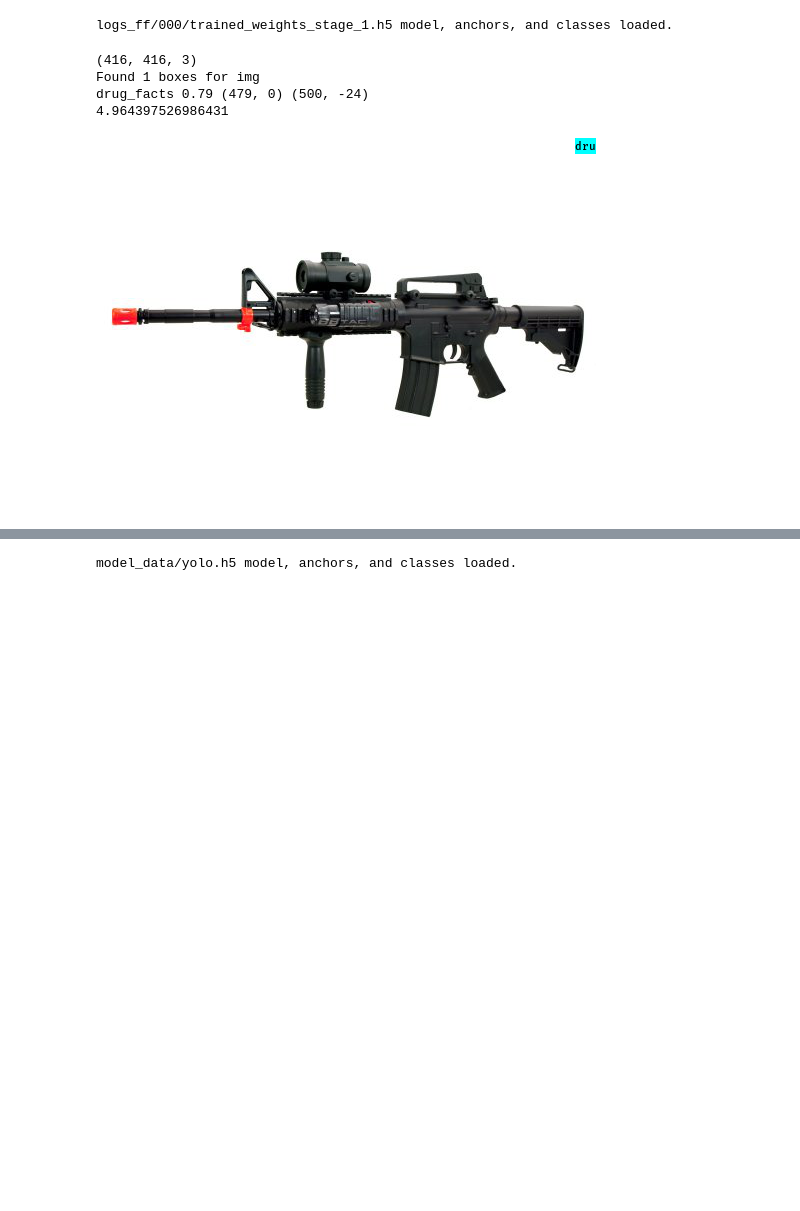
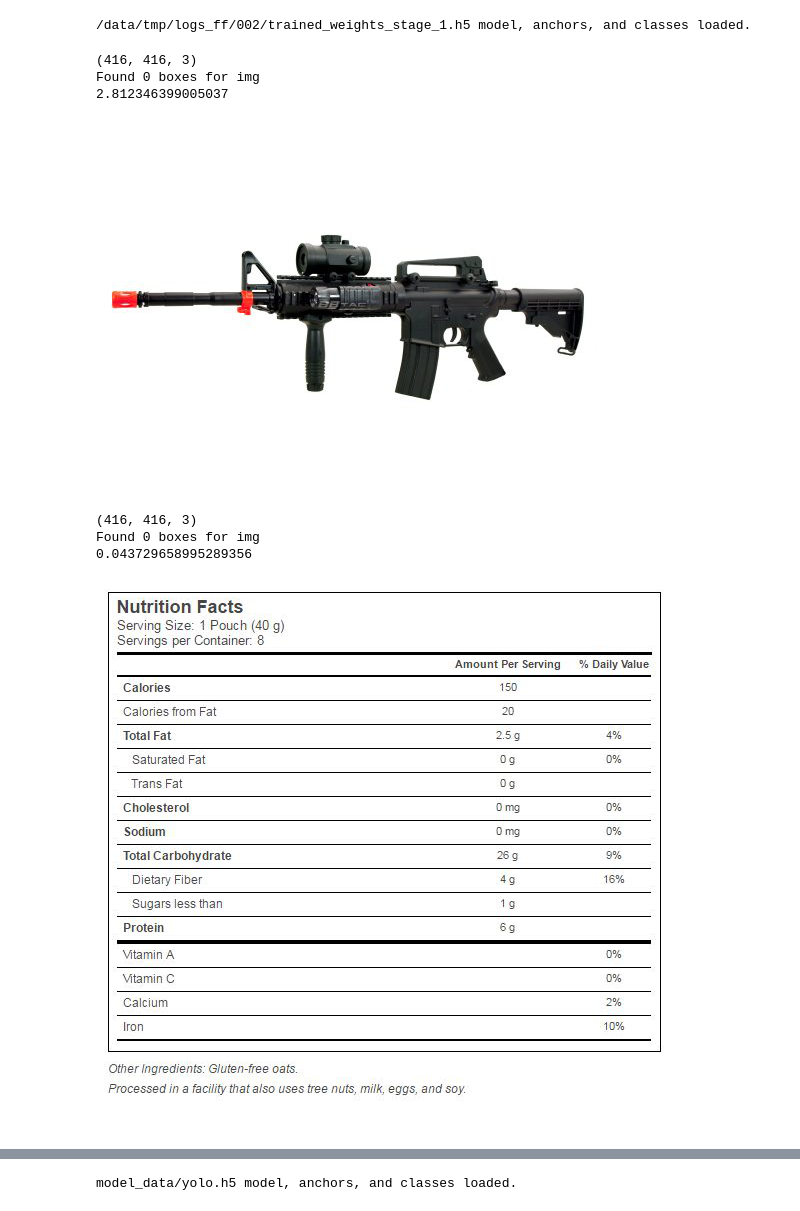
Before and after one commit to exploding-gradients/keras-yolo3, a Jupyter notebook: detect_images.ipynb, the cells around one changed output, grey strips where cells are left out. Cells and saved outputs as stored; diff of their text form; code cells hidden in the pictures; blank space fills up the shorter version.

```diff
--- a/detect_images.ipynb
+++ b/detect_images.ipynb
@@ -5,17 +9,26 @@ from PIL import Image
 # %%
-y = YOLO(model_path="logs_ff/000/trained_weights_stage_1.h5",
-        anchors_path="model_data/food_facts_anchors.txt",
-        classes_path="model_data/food_facts_classes.txt")
+y = YOLO(model_path="/data/tmp/logs_ff/002/trained_weights_stage_1.h5",
+        anchors_path="model_data/resized_food_facts_anchors.txt",
+        classes_path="model_data/food_facts_classes.txt",
+        score=0.1,
+        iou=0.2,
+        model_image_size=(416,416))
 # %% [output]
-logs_ff/000/trained_weights_stage_1.h5 model, anchors, and classes loaded.
+/data/tmp/logs_ff/002/trained_weights_stage_1.h5 model, anchors, and classes loaded.
 # %%
 y.detect_image(image=Image.open("test_images/d68cad54-a664-4a20-a73e-77e138a2af77_1.d0d2b0fbf6845f061aa44e900a543a1e.jpeg"))
 # %% [output]
 (416, 416, 3)
-Found 1 boxes for img
-drug_facts 0.79 (479, 0) (500, -24)
-4.964397526986431
+Found 0 boxes for img
+2.812346399005037
-[figure, old version]
+[figure, new version]
+# %%
+y.detect_image(image=Image.open("/data/tmp/logs_ff/001/14d00c9d-75a5-4134-91bc-78d4eb12a071_1.fc6feb0f5a5151e8026fa92e9c1b44e1.jpeg"))
+# %% [output]
+(416, 416, 3)
+Found 0 boxes for img
+0.043729658995289356
+[figure, added]
 # %%
 y.detect_image(image=Image.open("/data/tmp/toothpastes/US_toothpastes/P9918016_Total_Clean_Mint_Paste_1p9oz_Ctn_US.jpeg"))
 # %% [output]
```
Also changed, not shown: parts of 7 cells of this notebook, 19 other files.
